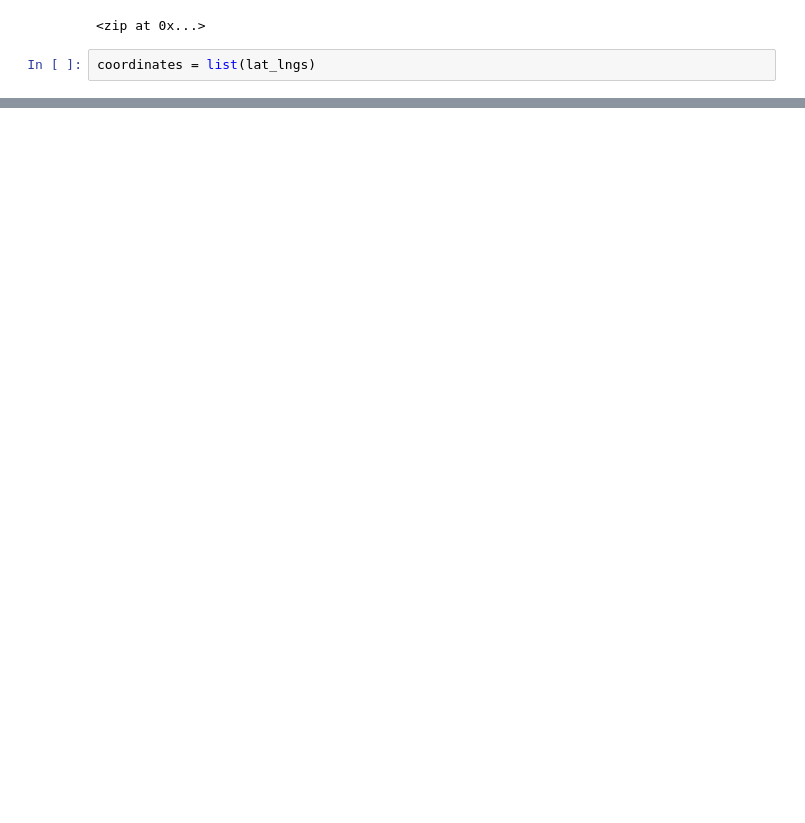
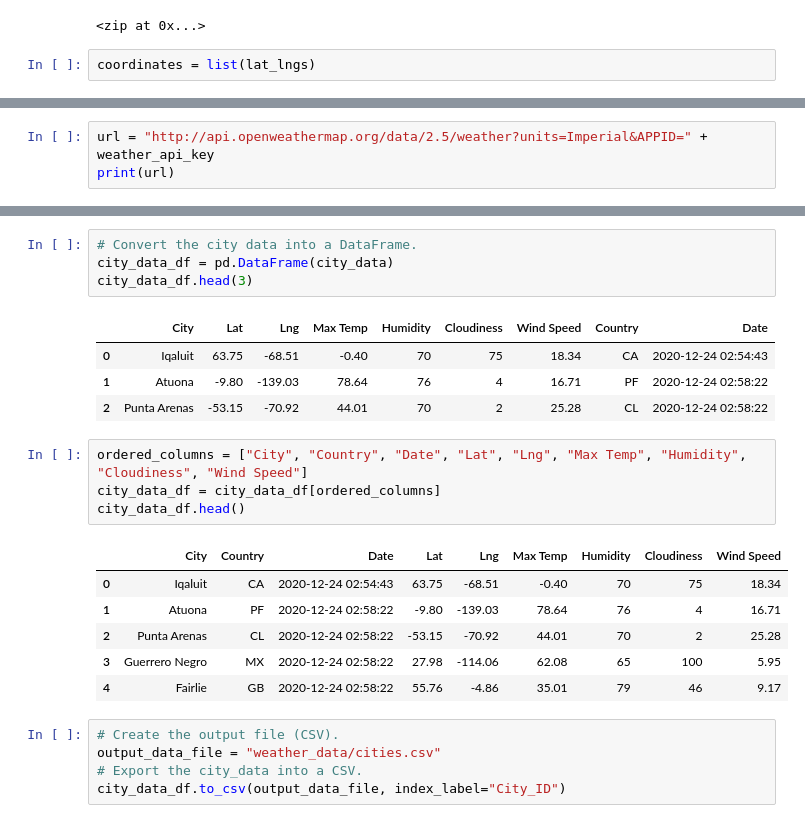
Before and after one commit to ed12rivera/World_Weather_Analysis, a Jupyter notebook: WeatherPy.ipynb, the cells around one changed output, grey strips where cells are left out. Drawn from its saved outputs; the diff is of its cells as text; blank space fills up the shorter version.

```diff
--- a/WeatherPy.ipynb
+++ b/WeatherPy.ipynb
@@ -32,0 +37,3 @@ print(len(cities))
+# %%
+url = "http://api.openweathermap.org/data/2.5/weather?units=Imperial&APPID=" + weather_api_key
+print(url)
@@ -32,0 +125,25 @@ print(len(cities))
+# %%
+# Convert the city data into a DataFrame.
+city_data_df = pd.DataFrame(city_data)
+city_data_df.head(3)
+# %% [output]
+|  | City | Lat | Lng | Max Temp | Humidity | Cloudiness | Wind Speed | Country | Date |
+| 0 | Iqaluit | 63.75 | -68.51 | -0.40 | 70 | 75 | 18.34 | CA | 2020-12-24 02:54:43 |
+| 1 | Atuona | -9.80 | -139.03 | 78.64 | 76 | 4 | 16.71 | PF | 2020-12-24 02:58:22 |
+| 2 | Punta Arenas | -53.15 | -70.92 | 44.01 | 70 | 2 | 25.28 | CL | 2020-12-24 02:58:22 |
+# %%
+ordered_columns = ["City", "Country", "Date", "Lat", "Lng", "Max Temp", "Humidity", "Cloudiness", "Wind Speed"]
+city_data_df = city_data_df[ordered_columns]
+city_data_df.head()
+# %% [output]
+|  | City | Country | Date | Lat | Lng | Max Temp | Humidity | Cloudiness | Wind Speed |
+| 0 | Iqaluit | CA | 2020-12-24 02:54:43 | 63.75 | -68.51 | -0.40 | 70 | 75 | 18.34 |
+| 1 | Atuona | PF | 2020-12-24 02:58:22 | -9.80 | -139.03 | 78.64 | 76 | 4 | 16.71 |
+| 2 | Punta Arenas | CL | 2020-12-24 02:58:22 | -53.15 | -70.92 | 44.01 | 70 | 2 | 25.28 |
+| 3 | Guerrero Negro | MX | 2020-12-24 02:58:22 | 27.98 | -114.06 | 62.08 | 65 | 100 | 5.95 |
+| 4 | Fairlie | GB | 2020-12-24 02:58:22 | 55.76 | -4.86 | 35.01 | 79 | 46 | 9.17 |
+# %%
+# Create the output file (CSV).
+output_data_file = "weather_data/cities.csv"
+# Export the city_data into a CSV.
+city_data_df.to_csv(output_data_file, index_label="City_ID")
```
Also changed, not shown: parts of 6 cells of this notebook, 2 other files.
